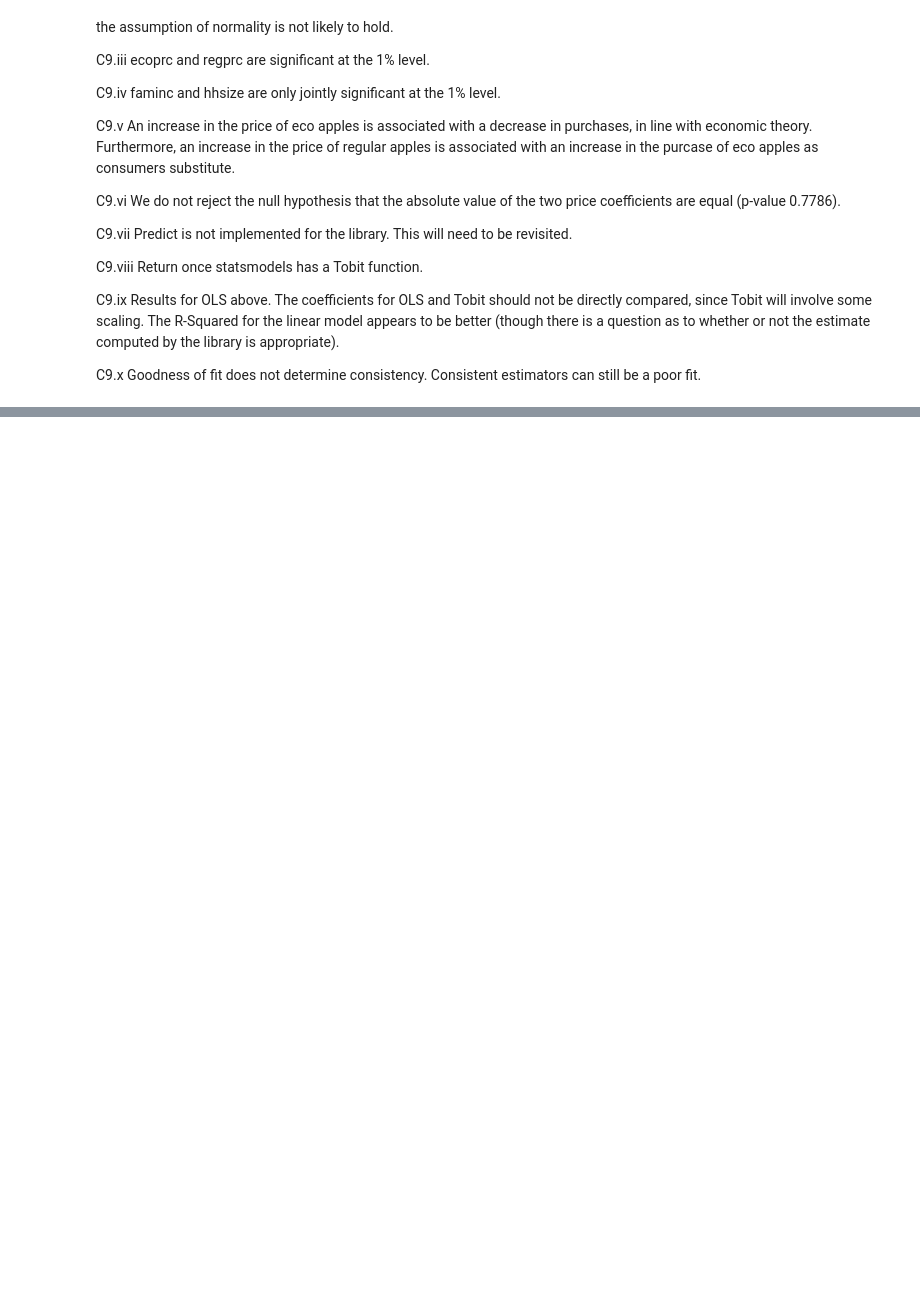
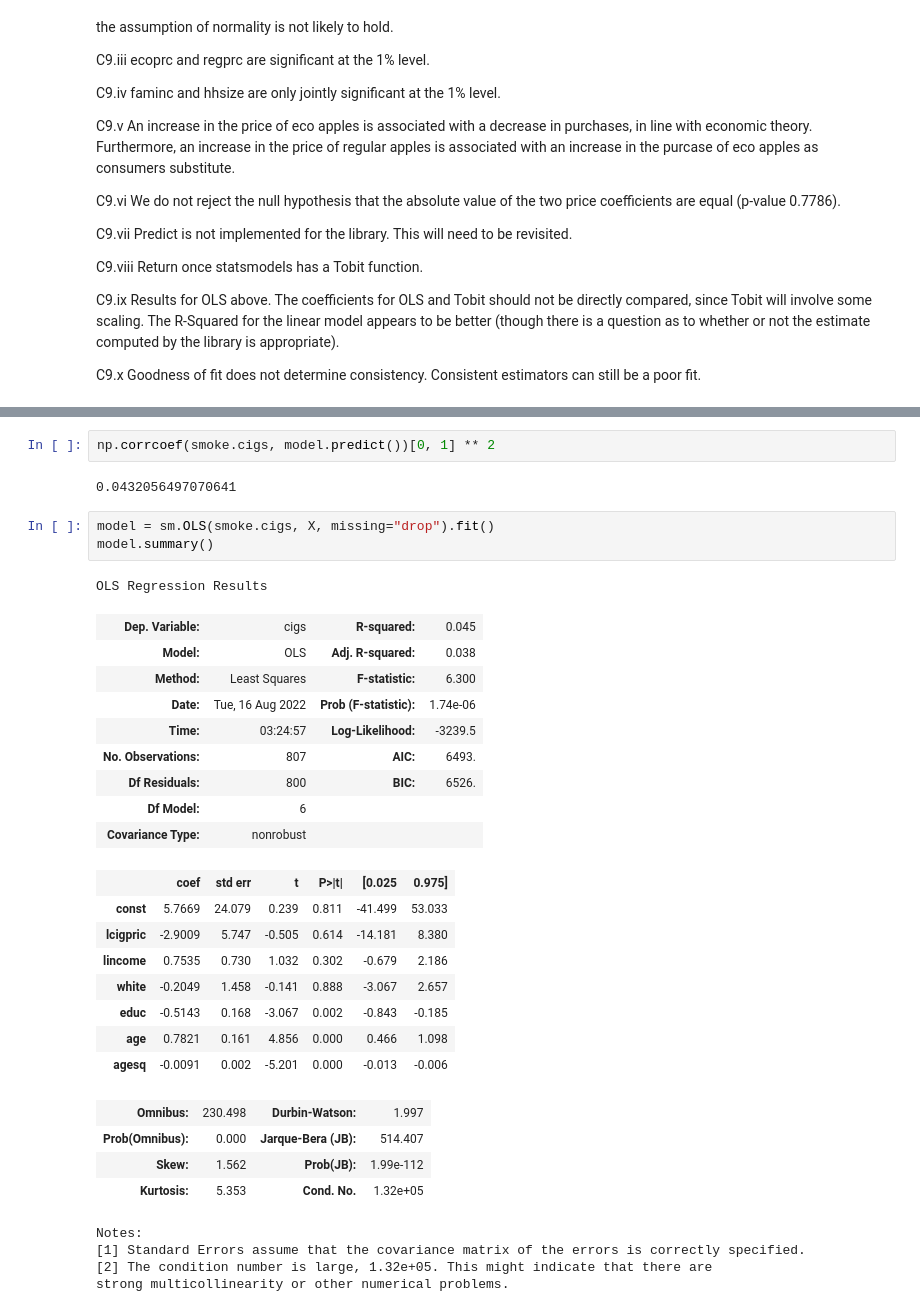
Before and after one commit to systemchalk/wooldridge_workbook, a Jupyter notebook: ch17.ipynb, the cells around one changed output, grey strips where cells are left out. Cells and saved outputs as stored; diff of their text form; blank space fills up the shorter version.

```diff
--- a/ch17.ipynb
+++ b/ch17.ipynb
@@ -1189,0 +1335,34 @@ C9.x Goodness of fit does not determine consistency. Consistent estimators can s
+# %%
+np.corrcoef(smoke.cigs, model.predict())[0, 1] ** 2
+# %% [output]
+0.0432056497070641
+# %%
+model = sm.OLS(smoke.cigs, X, missing="drop").fit()
+model.summary()
+# %% [output]
+OLS Regression Results
+| Dep. Variable: | cigs | R-squared: | 0.045 |
+| Model: | OLS | Adj. R-squared: | 0.038 |
+| Method: | Least Squares | F-statistic: | 6.300 |
+| Date: | Tue, 16 Aug 2022 | Prob (F-statistic): | 1.74e-06 |
+| Time: | 03:24:57 | Log-Likelihood: | -3239.5 |
+| No. Observations: | 807 | AIC: | 6493. |
+| Df Residuals: | 800 | BIC: | 6526. |
+| Df Model: | 6 |  |  |
+| Covariance Type: | nonrobust |  |  |
+|  | coef | std err | t | P>|t| | [0.025 | 0.975] |
+| const | 5.7669 | 24.079 | 0.239 | 0.811 | -41.499 | 53.033 |
+| lcigpric | -2.9009 | 5.747 | -0.505 | 0.614 | -14.181 | 8.380 |
+| lincome | 0.7535 | 0.730 | 1.032 | 0.302 | -0.679 | 2.186 |
+| white | -0.2049 | 1.458 | -0.141 | 0.888 | -3.067 | 2.657 |
+| educ | -0.5143 | 0.168 | -3.067 | 0.002 | -0.843 | -0.185 |
+| age | 0.7821 | 0.161 | 4.856 | 0.000 | 0.466 | 1.098 |
+| agesq | -0.0091 | 0.002 | -5.201 | 0.000 | -0.013 | -0.006 |
+| Omnibus: | 230.498 | Durbin-Watson: | 1.997 |
+| Prob(Omnibus): | 0.000 | Jarque-Bera (JB): | 514.407 |
+| Skew: | 1.562 | Prob(JB): | 1.99e-112 |
+| Kurtosis: | 5.353 | Cond. No. | 1.32e+05 |
+Notes:
+[1] Standard Errors assume that the covariance matrix of the errors is correctly specified.
+[2] The condition number is large, 1.32e+05. This might indicate that there are
+strong multicollinearity or other numerical problems.
```
Also changed, not shown: parts of 34 cells of this notebook.
